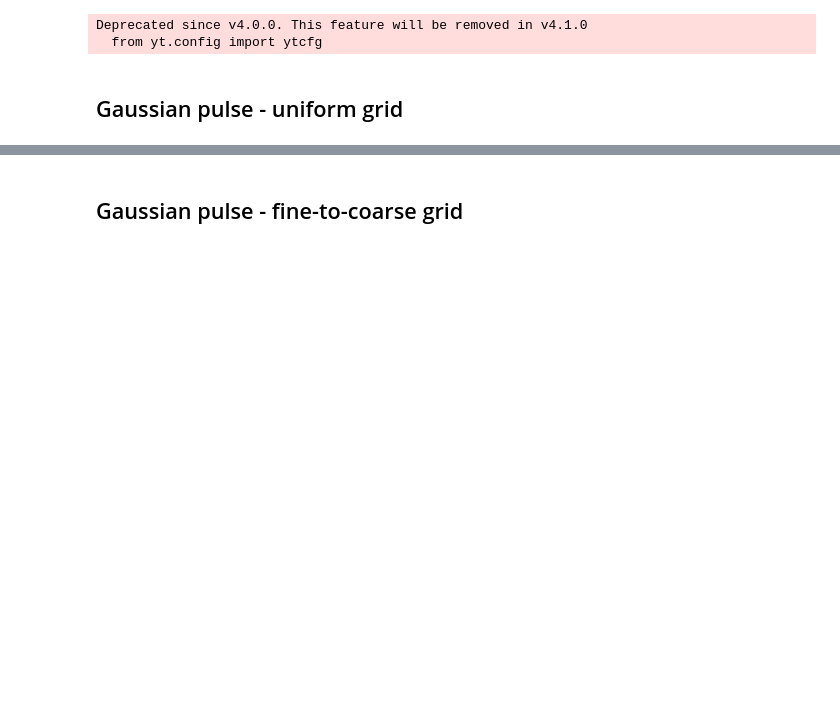
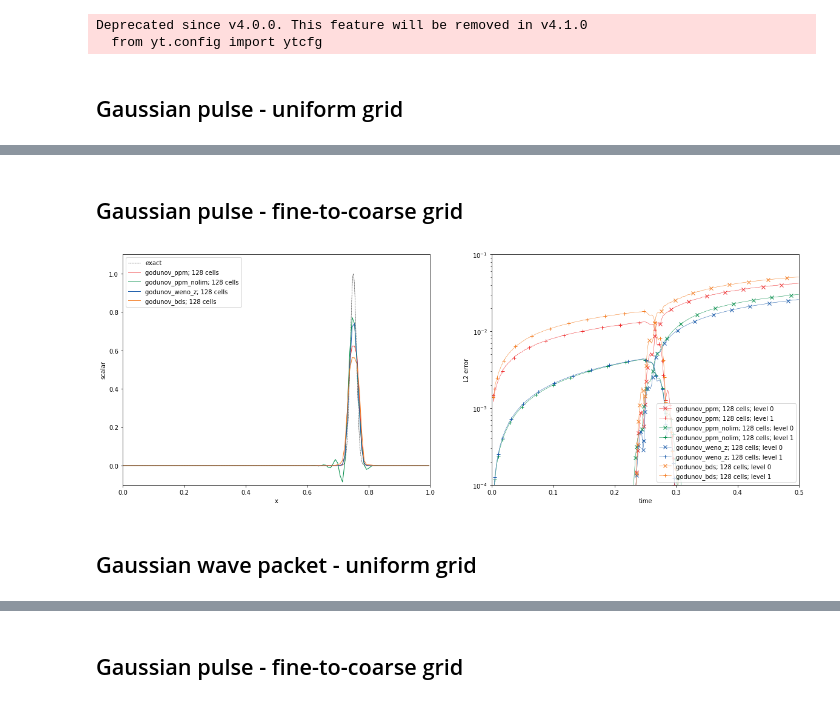
Before and after one commit to diederikb/nrel_jupyter_notebooks, a Jupyter notebook: postprocess_scalar_advection_1D.ipynb, the cells around one changed output, grey strips where cells are left out. Drawn from its saved outputs; the diff is of its cells as text; code cells hidden in the pictures; blank space fills up the shorter version.

```diff
--- a/postprocess_scalar_advection_1D.ipynb
+++ b/postprocess_scalar_advection_1D.ipynb
@@ -78,0 +101,21 @@ minpltcount = min([plt_count_grid_size for plt_count_method in plt_count_list fo
+# %% [markdown]
+## Gaussian pulse - fine-to-coarse grid
+# %%
+gaussianpulse = GaussianPulse("gaussianpulse_CFL_0.45",1.0,0.25,1.0,0.01,0)
+case_dir = gaussianpulse.name+"/fine_to_coarse"
+methods = ['godunov_ppm','godunov_ppm_nolim','godunov_weno_z','godunov_bds']
+grid_sizes = [128]
+maxlevel = 0
+withglobal = False
+plt_count_list = postprocessing.batch_plt_count(root_dir,case_dir,methods,grid_sizes)
+minpltcount = min([plt_count_grid_size for plt_count_method in plt_count_list for plt_count_grid_size in plt_count_method])
+# %%
+fig,axs = plt.subplots(1,2,figsize=(20,7))
+axs[0].plot(x_exact,[gaussianpulse.exact_solution(x_i,0.5) for x_i in x_exact],label='exact',linewidth=lw_exact,linestyle=ls_exact,color='black')
+postprocessing.batch_plot_ray(axs[0],root_dir,case_dir,methods,grid_sizes,-1,(0,0,0),(1,0,0),use_ray_coord=False,colormethods=True,ylim=[-0.1,1.1])
+postprocessing.batch_plot_error(axs[1],'error.log',root_dir,case_dir,methods,grid_sizes,0.5,withglobal=False,maxlevel=1,ylogscale=True,linewidth=0.5,ylim=[1e-4,1e-1])
+fig.savefig(f'{gaussianpulse.name}+"_fine_to_coarse".png',dpi=300)
+# %% [output]
+[figure, added]
+# %% [markdown]
+## Gaussian wave packet - uniform grid
```
Also changed, not shown: parts of 19 cells of this notebook, 6 other files.
